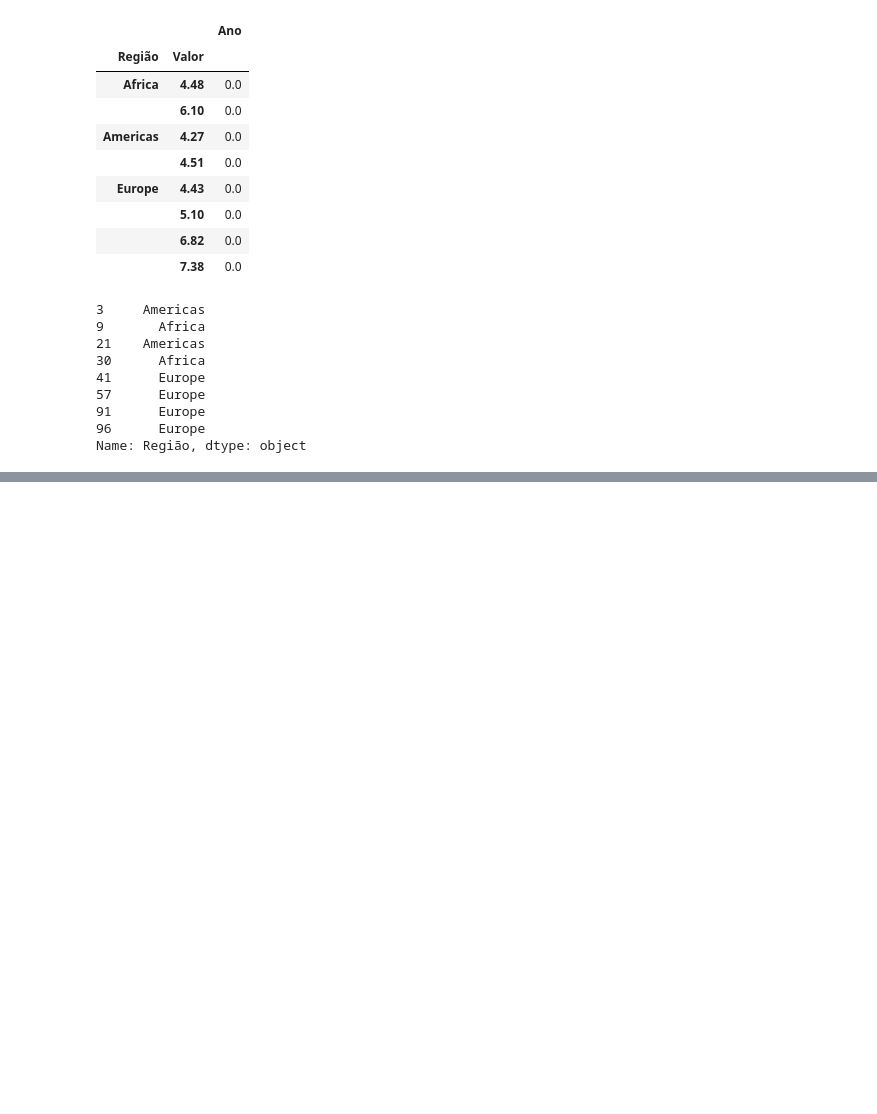
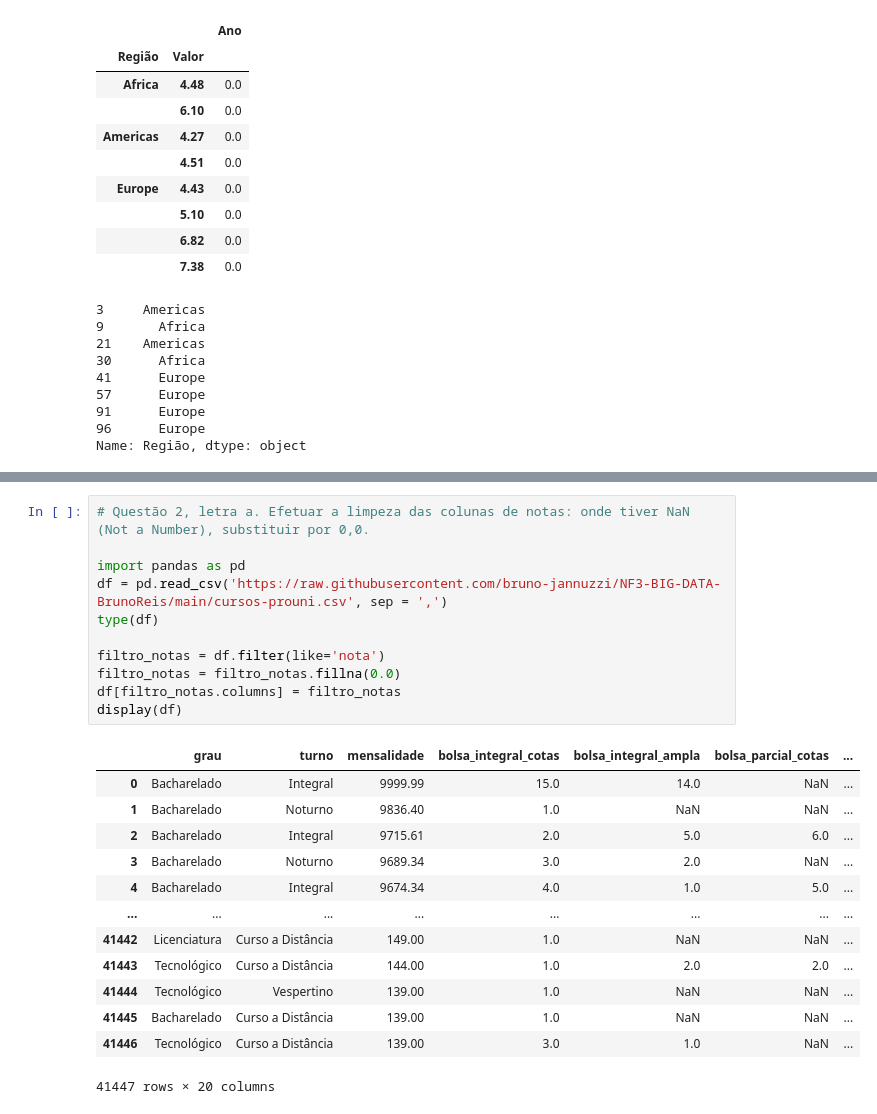
Before and after one commit to bruno-jannuzzi/NF3-BIG-DATA-BrunoReis, a Jupyter notebook: BigData3_BRUNO.ipynb, the cells around one changed output, grey strips where cells are left out. Drawn from its saved outputs; the diff is of its cells as text; blank space fills up the shorter version.

```diff
--- a/BigData3_BRUNO.ipynb
+++ b/BigData3_BRUNO.ipynb
@@ -288,0 +310,25 @@ Name: Região, dtype: object
+# %%
+# Questão 2, letra a. Efetuar a limpeza das colunas de notas: onde tiver NaN (Not a Number), substituir por 0,0.
+
+import pandas as pd
+df = pd.read_csv('https://raw.githubusercontent.com/bruno-jannuzzi/NF3-BIG-DATA-BrunoReis/main/cursos-prouni.csv', sep = ',')
+type(df)
+
+filtro_notas = df.filter(like='nota')
+filtro_notas = filtro_notas.fillna(0.0)
+df[filtro_notas.columns] = filtro_notas
+display(df)
+# %% [output]
+|  | grau | turno | mensalidade | bolsa_integral_cotas | bolsa_integral_ampla | bolsa_parcial_cotas | ... |
+| 0 | Bacharelado | Integral | 9999.99 | 15.0 | 14.0 | NaN | ... |
+| 1 | Bacharelado | Noturno | 9836.40 | 1.0 | NaN | NaN | ... |
+| 2 | Bacharelado | Integral | 9715.61 | 2.0 | 5.0 | 6.0 | ... |
+| 3 | Bacharelado | Noturno | 9689.34 | 3.0 | 2.0 | NaN | ... |
+| 4 | Bacharelado | Integral | 9674.34 | 4.0 | 1.0 | 5.0 | ... |
+| ... | ... | ... | ... | ... | ... | ... | ... |
+| 41442 | Licenciatura | Curso a Distância | 149.00 | 1.0 | NaN | NaN | ... |
+| 41443 | Tecnológico | Curso a Distância | 144.00 | 1.0 | 2.0 | 2.0 | ... |
+| 41444 | Tecnológico | Vespertino | 139.00 | 1.0 | NaN | NaN | ... |
+| 41445 | Bacharelado | Curso a Distância | 139.00 | 1.0 | NaN | NaN | ... |
+| 41446 | Tecnológico | Curso a Distância | 139.00 | 3.0 | 1.0 | NaN | ... |
+41447 rows × 20 columns
```
Also changed, not shown: parts of 12 cells of this notebook.
